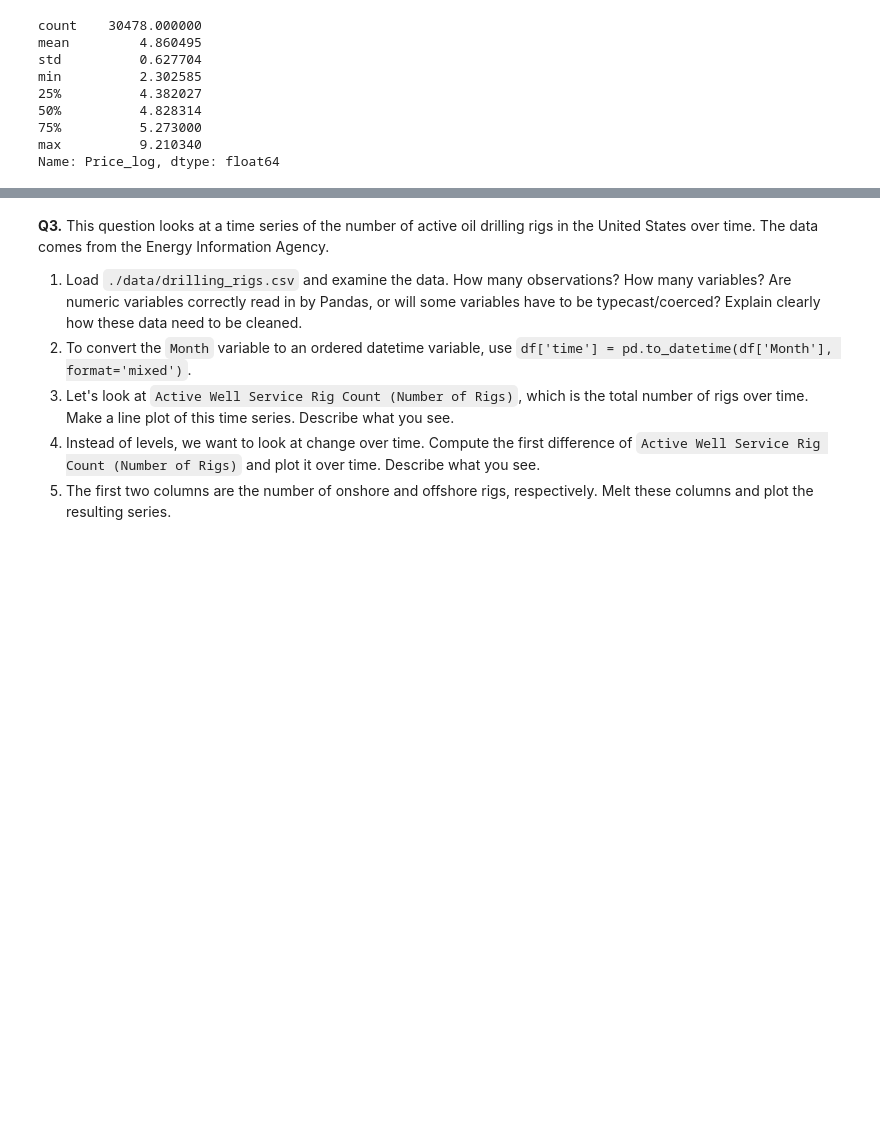
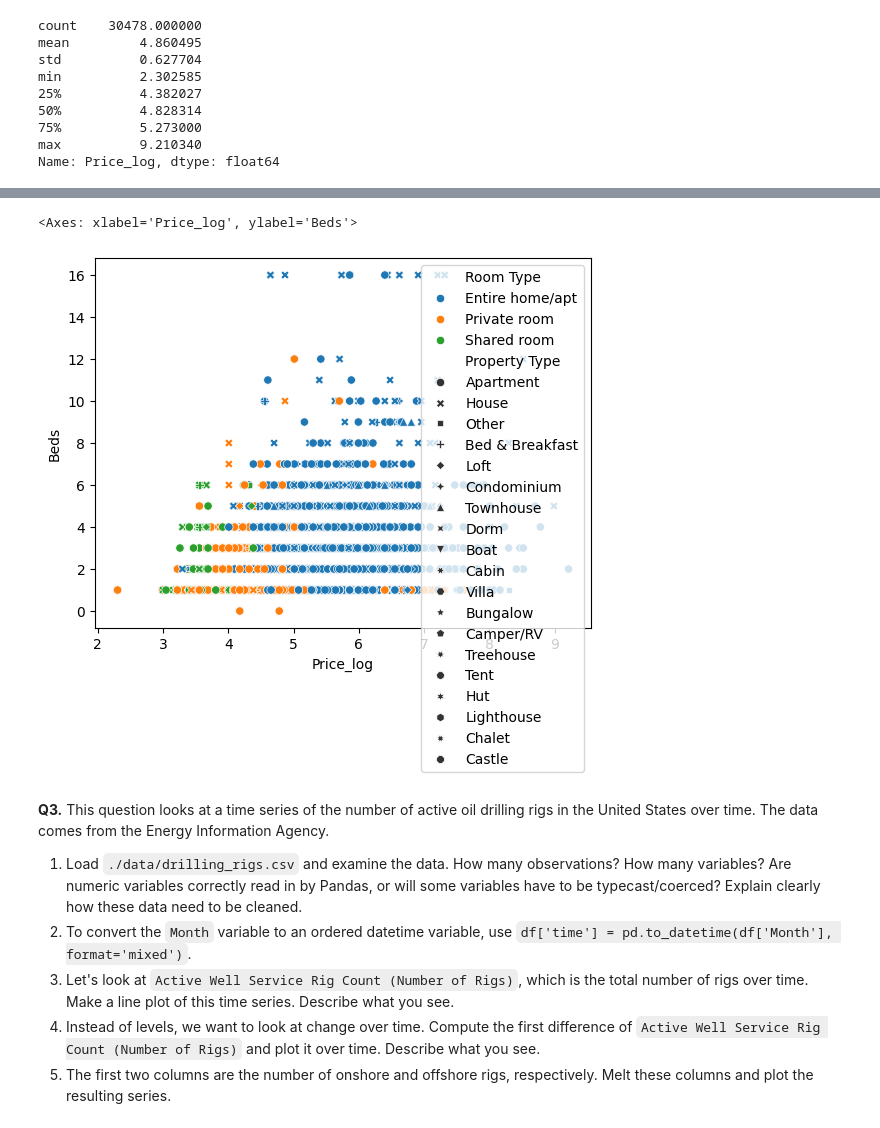
Before and after one commit to nladocsi/eda_assignment, a Jupyter notebook: eda_assignment.ipynb, the cells around one changed output, grey strips where cells are left out. Saved outputs shown, nothing was run; the diff lists cells and outputs as text; code cells hidden in the pictures; blank space fills up the shorter version.

```diff
--- a/eda_assignment.ipynb
+++ b/eda_assignment.ipynb
@@ -138,3 +172,11 @@ Name: Price_log, dtype: float64
+# %%
+#2.6
+import seaborn as sns
+sns.scatterplot(data=air, x='Price_log', y="Beds", hue='Room Type', style='Property Type')
+#Entire homes/apartments have the highest prices on average. Also apartment
+# %% [output]
+<Axes: xlabel='Price_log', ylabel='Beds'>
+[figure, added]
 # %% [markdown]
 **Q3.** This question looks at a time series of the number of active oil drilling rigs in the United States over time. The data comes from the Energy Information Agency.
 
```
Also changed, not shown: parts of 2 cells of this notebook.
